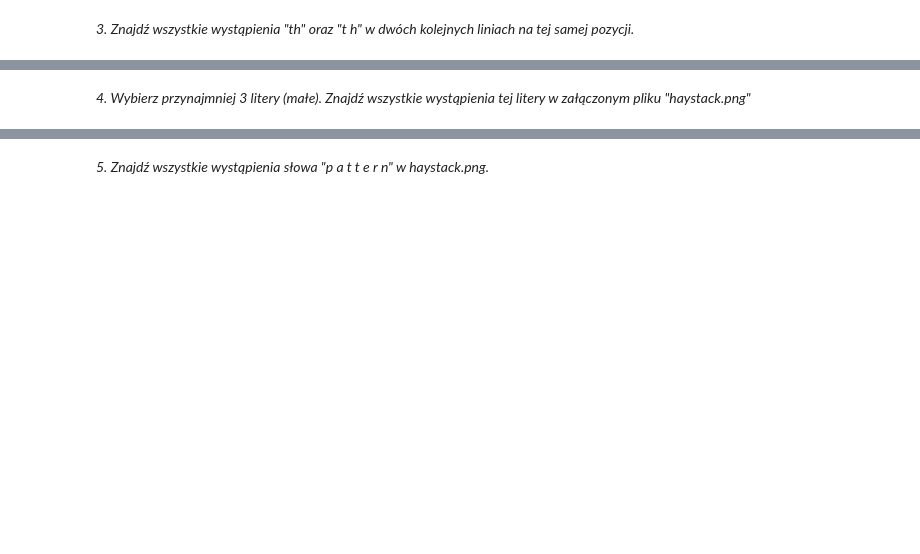
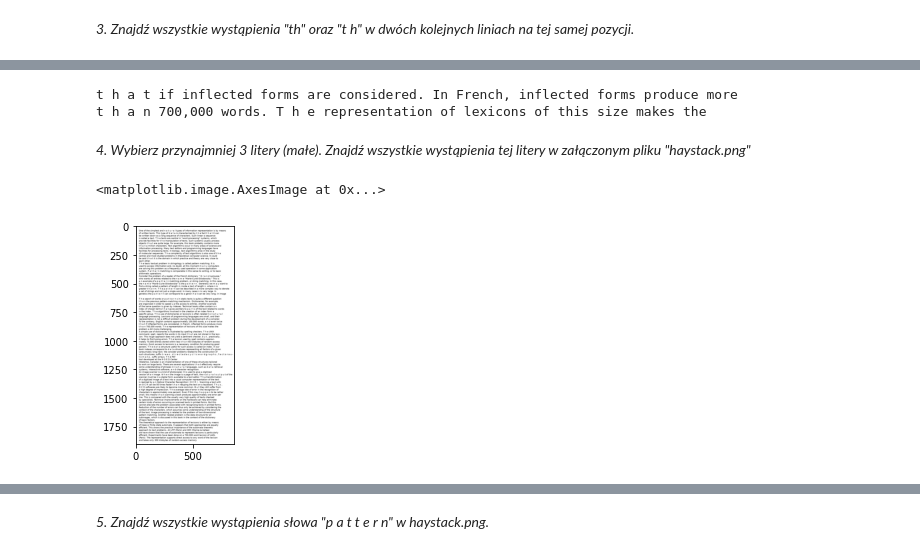
Before and after one commit to mhawryluk/text-algorithms, a Jupyter notebook: 6-2d-matching/zad6.ipynb, the cells around one changed output, grey strips where cells are left out. Cells and saved outputs as stored; diff of their text form; code cells hidden in the pictures; blank space fills up the shorter version.

```diff
--- a/6-2d-matching/zad6.ipynb
+++ b/6-2d-matching/zad6.ipynb
@@ -222,2 +378,7 @@ pattern_match_2d(text, pattern)
+# %%
+print2d(text_stack[37:39])
+# %% [output]
+t h a t if inflected forms are considered. In French, inflected forms produce more
+t h a n 700,000 words. T h e representation of lexicons of this size makes the
 # %% [markdown]
 <i>4. Wybierz przynajmniej 3 litery (małe). Znajdź wszystkie wystąpienia tej litery w załączonym pliku "haystack.png"</i>
@@ -223,0 +396,7 @@ pattern_match_2d(text, pattern)
+# %%
+image = cv2.imread('haystack.png')
+# %%
+plt.imshow(image)
+# %% [output]
+<matplotlib.image.AxesImage at 0x...>
+[figure, added]
```
Also changed, not shown: parts of 43 cells of this notebook.
